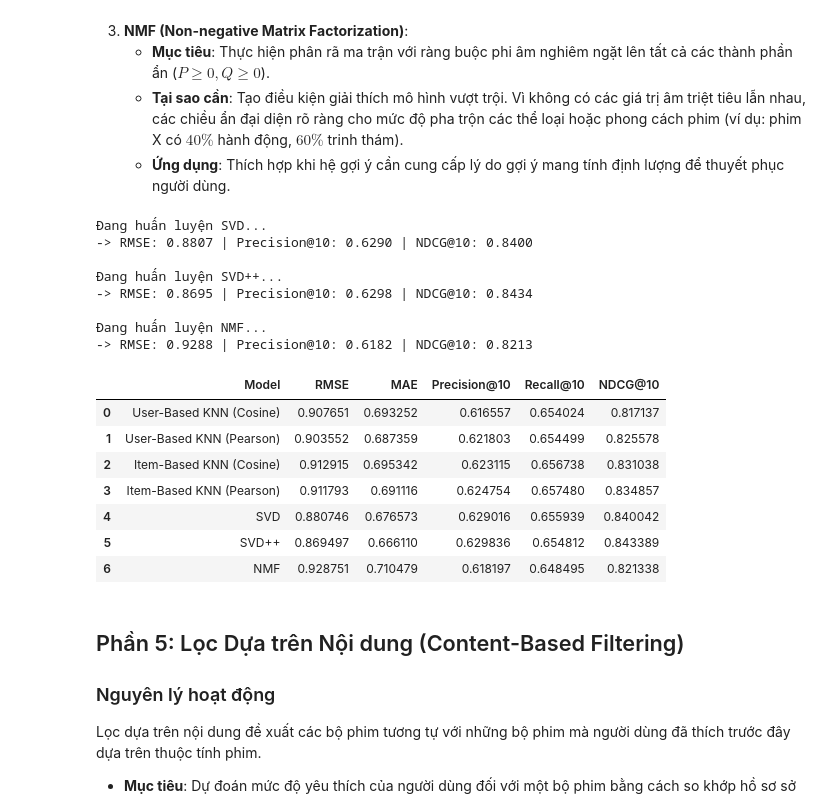
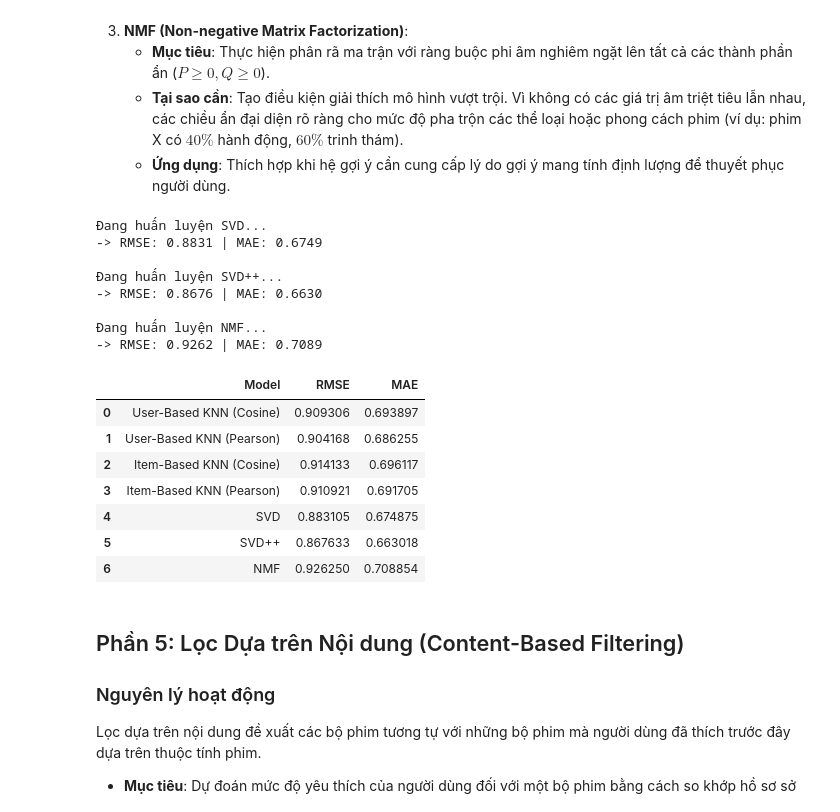
Before and after one commit to dducsw/movie-recsys, a Jupyter notebook: evaluation/machine_learning/ml_evaluation.ipynb, the cells around one changed output. Cells and saved outputs as stored; diff of their text form; code cells hidden in the pictures.

```diff
--- a/evaluation/machine_learning/ml_evaluation.ipynb
+++ b/evaluation/machine_learning/ml_evaluation.ipynb
@@ -279,49 +225,45 @@ Chúng ta sẽ thực nghiệm 3 thuật toán Matrix Factorization:
 # %%
 mf_models = [
     {"name": "SVD", "class": SVD(random_state=42)},
     {"name": "SVD++", "class": SVDpp(random_state=42)},
     {"name": "NMF", "class": NMF(random_state=42)}
 ]
 
 for config in mf_models:
     print(f"Đang huấn luyện {config['name']}...")
     model = config['class']
     model.fit(trainset)
 
     predictions = model.test(testset)
 
-    rmse = accuracy.rmse(predictions, verbose=False)
-    mae = accuracy.mae(predictions, verbose=False)
-    precision_k, recall_k, ndcg_k = precision_recall_ndcg_at_k(predictions, k=10, threshold=3.5)
+    # Đo lường bằng RMSE và MAE trên explicit pipeline
+    rmse, mae = evaluate_explicit([(true_r, est) for _, _, true_r, est, _ in predictions])
 
-    results.append({
+    explicit_results.append({
         "Model": config['name'],
         "RMSE": rmse,
-        "MAE": mae,
-        "Precision@10": precision_k,
-        "Recall@10": recall_k,
-        "NDCG@10": ndcg_k
+        "MAE": mae
     })
-    print(f"-> RMSE: {rmse:.4f} | Precision@10: {precision_k:.4f} | NDCG@10: {ndcg_k:.4f}\n")
+    print(f"-> RMSE: {rmse:.4f} | MAE: {mae:.4f}\n")
 
-pd.DataFrame(results)
+pd.DataFrame(explicit_results)
 # %% [output]
 Đang huấn luyện SVD...
--> RMSE: 0.8807 | Precision@10: 0.6290 | NDCG@10: 0.8400
+-> RMSE: 0.8831 | MAE: 0.6749
 
 Đang huấn luyện SVD++...
--> RMSE: 0.8695 | Precision@10: 0.6298 | NDCG@10: 0.8434
+-> RMSE: 0.8676 | MAE: 0.6630
 
 Đang huấn luyện NMF...
--> RMSE: 0.9288 | Precision@10: 0.6182 | NDCG@10: 0.8213
+-> RMSE: 0.9262 | MAE: 0.7089
-|  | Model | RMSE | MAE | Precision@10 | Recall@10 | NDCG@10 |
-| 0 | User-Based KNN (Cosine) | 0.907651 | 0.693252 | 0.616557 | 0.654024 | 0.817137 |
-| 1 | User-Based KNN (Pearson) | 0.903552 | 0.687359 | 0.621803 | 0.654499 | 0.825578 |
-| 2 | Item-Based KNN (Cosine) | 0.912915 | 0.695342 | 0.623115 | 0.656738 | 0.831038 |
-| 3 | Item-Based KNN (Pearson) | 0.911793 | 0.691116 | 0.624754 | 0.657480 | 0.834857 |
-| 4 | SVD | 0.880746 | 0.676573 | 0.629016 | 0.655939 | 0.840042 |
-| 5 | SVD++ | 0.869497 | 0.666110 | 0.629836 | 0.654812 | 0.843389 |
-| 6 | NMF | 0.928751 | 0.710479 | 0.618197 | 0.648495 | 0.821338 |
+|  | Model | RMSE | MAE |
+| 0 | User-Based KNN (Cosine) | 0.909306 | 0.693897 |
+| 1 | User-Based KNN (Pearson) | 0.904168 | 0.686255 |
+| 2 | Item-Based KNN (Cosine) | 0.914133 | 0.696117 |
+| 3 | Item-Based KNN (Pearson) | 0.910921 | 0.691705 |
+| 4 | SVD | 0.883105 | 0.674875 |
+| 5 | SVD++ | 0.867633 | 0.663018 |
+| 6 | NMF | 0.926250 | 0.708854 |
 # %% [markdown]
 ## Phần 5: Lọc Dựa trên Nội dung (Content-Based Filtering)
 
```
Also changed, not shown: parts of 16 cells of this notebook, 18 other files.
